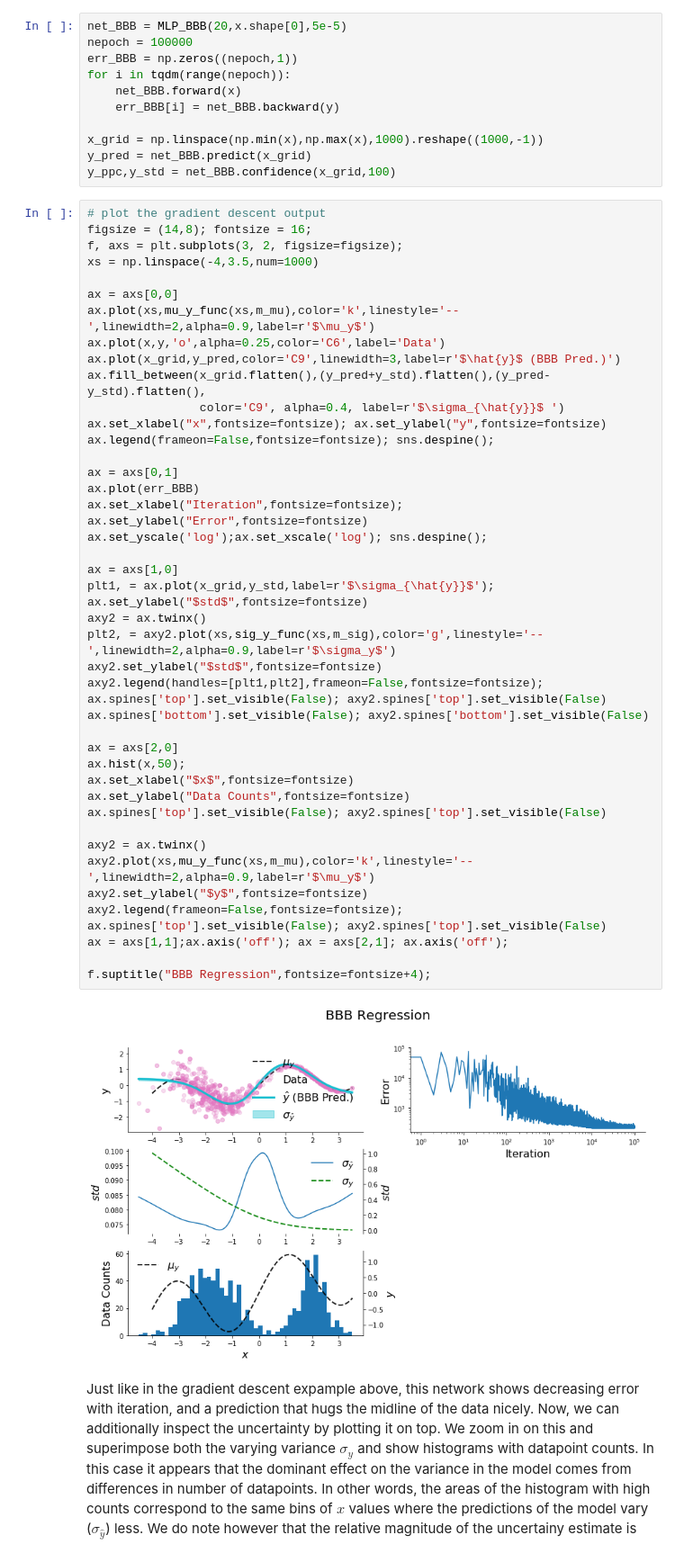
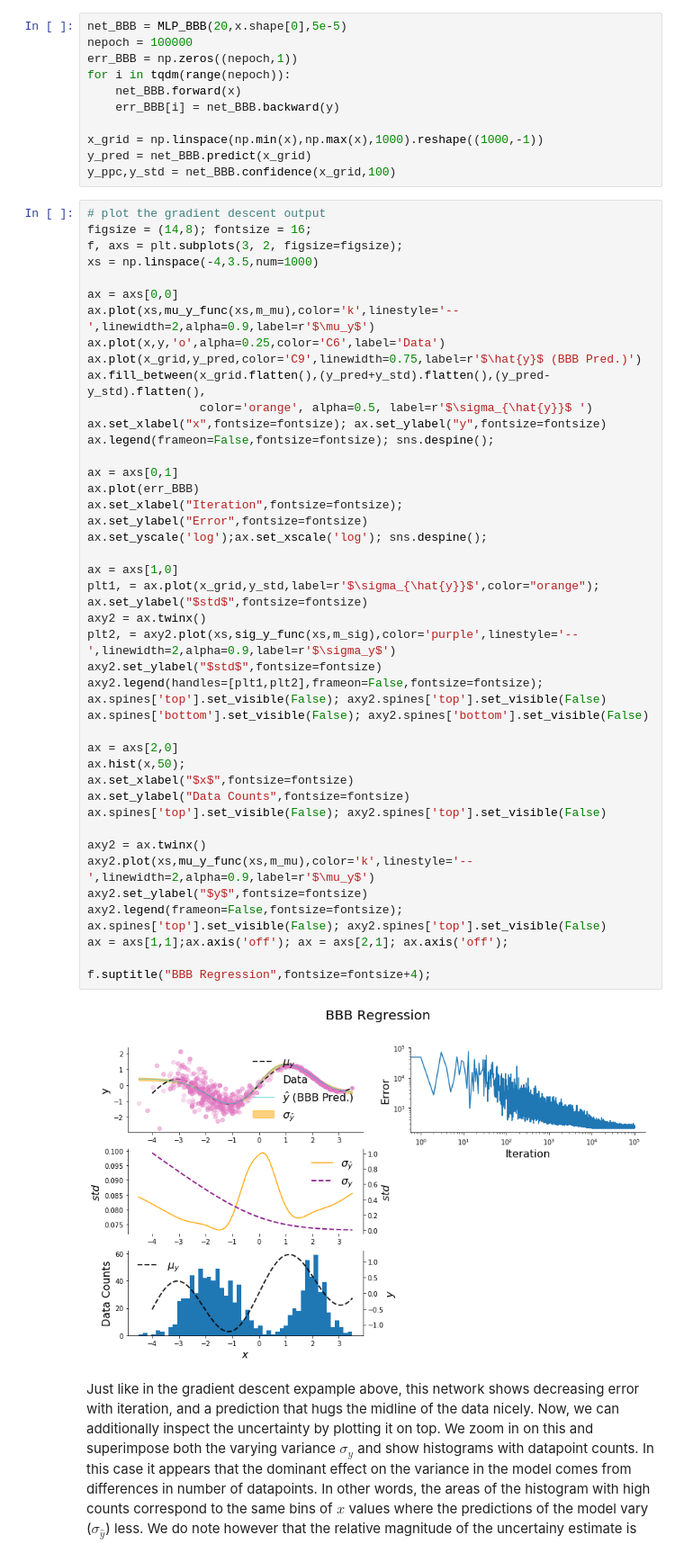
Before and after one commit to chongguo/ADVI-pymc3-Fashion-MNIST, a Jupyter notebook: BBB_tutorial.ipynb, the cells around one changed output. Shown at 90% size. Drawn from its saved outputs; the diff is of its cells as text.

```diff
--- a/BBB_tutorial.ipynb
+++ b/BBB_tutorial.ipynb
@@ -368,43 +368,43 @@ xs = np.linspace(-4,3.5,num=1000)
 ax = axs[0,0]
 ax.plot(xs,mu_y_func(xs,m_mu),color='k',linestyle='--',linewidth=2,alpha=0.9,label=r'$\mu_y$')
 ax.plot(x,y,'o',alpha=0.25,color='C6',label='Data')
-ax.plot(x_grid,y_pred,color='C9',linewidth=3,label=r'$\hat{y}$ (BBB Pred.)')
+ax.plot(x_grid,y_pred,color='C9',linewidth=0.75,label=r'$\hat{y}$ (BBB Pred.)')
 ax.fill_between(x_grid.flatten(),(y_pred+y_std).flatten(),(y_pred-y_std).flatten(),
-                color='C9', alpha=0.4, label=r'$\sigma_{\hat{y}}$ ')
+                color='orange', alpha=0.5, label=r'$\sigma_{\hat{y}}$ ')
 ax.set_xlabel("x",fontsize=fontsize); ax.set_ylabel("y",fontsize=fontsize)
 ax.legend(frameon=False,fontsize=fontsize); sns.despine();
 
 ax = axs[0,1]
 ax.plot(err_BBB)
 ax.set_xlabel("Iteration",fontsize=fontsize); ax.set_ylabel("Error",fontsize=fontsize)
 ax.set_yscale('log');ax.set_xscale('log'); sns.despine();
 
 ax = axs[1,0]
-plt1, = ax.plot(x_grid,y_std,label=r'$\sigma_{\hat{y}}$');
+plt1, = ax.plot(x_grid,y_std,label=r'$\sigma_{\hat{y}}$',color="orange");
 ax.set_ylabel("$std$",fontsize=fontsize)
 axy2 = ax.twinx()
-plt2, = axy2.plot(xs,sig_y_func(xs,m_sig),color='g',linestyle='--',linewidth=2,alpha=0.9,label=r'$\sigma_y$')
+plt2, = axy2.plot(xs,sig_y_func(xs,m_sig),color='purple',linestyle='--',linewidth=2,alpha=0.9,label=r'$\sigma_y$')
 axy2.set_ylabel("$std$",fontsize=fontsize)
 axy2.legend(handles=[plt1,plt2],frameon=False,fontsize=fontsize);
 ax.spines['top'].set_visible(False); axy2.spines['top'].set_visible(False)
 ax.spines['bottom'].set_visible(False); axy2.spines['bottom'].set_visible(False)
 
 ax = axs[2,0]
 ax.hist(x,50);
 ax.set_xlabel("$x$",fontsize=fontsize)
 ax.set_ylabel("Data Counts",fontsize=fontsize)
 ax.spines['top'].set_visible(False); axy2.spines['top'].set_visible(False)
 
 axy2 = ax.twinx()
 axy2.plot(xs,mu_y_func(xs,m_mu),color='k',linestyle='--',linewidth=2,alpha=0.9,label=r'$\mu_y$')
 axy2.set_ylabel("$y$",fontsize=fontsize)
 axy2.legend(frameon=False,fontsize=fontsize);
 ax.spines['top'].set_visible(False); axy2.spines['top'].set_visible(False)
 ax = axs[1,1];ax.axis('off'); ax = axs[2,1]; ax.axis('off');
 
 f.suptitle("BBB Regression",fontsize=fontsize+4);
 # %% [output]
-[figure, old version]
+[figure, new version]
 # %% [markdown]
 Just like in the gradient descent expample above, this network shows decreasing error with iteration, and a prediction that hugs the midline of the data nicely. Now, we can additionally inspect the uncertainty by plotting it on top. We zoom in on this and superimpose both the varying variance $\sigma_y$ and show histograms with datapoint counts. In this case it appears that the dominant effect on the variance in the model comes from differences in number of datapoints. In other words, the areas of the histogram with high counts correspond to the same bins of $x$ values where the predictions of the model vary ($\sigma_{\hat{y}}$) less. We do note however that the relative magnitude of the uncertainy estimate is only a fraction of the total variance. Moreover, comparing the blue curve with the green, which denote the noise from $P(y|x)$ alone, we see that the network did not care much for it at all. Thus we think one must be cautious in interpreting the size of the uncertainty estimate using BBB in this type of regression problem.
 # %% [markdown]
```
Also changed, not shown: parts of 2 cells of this notebook.
